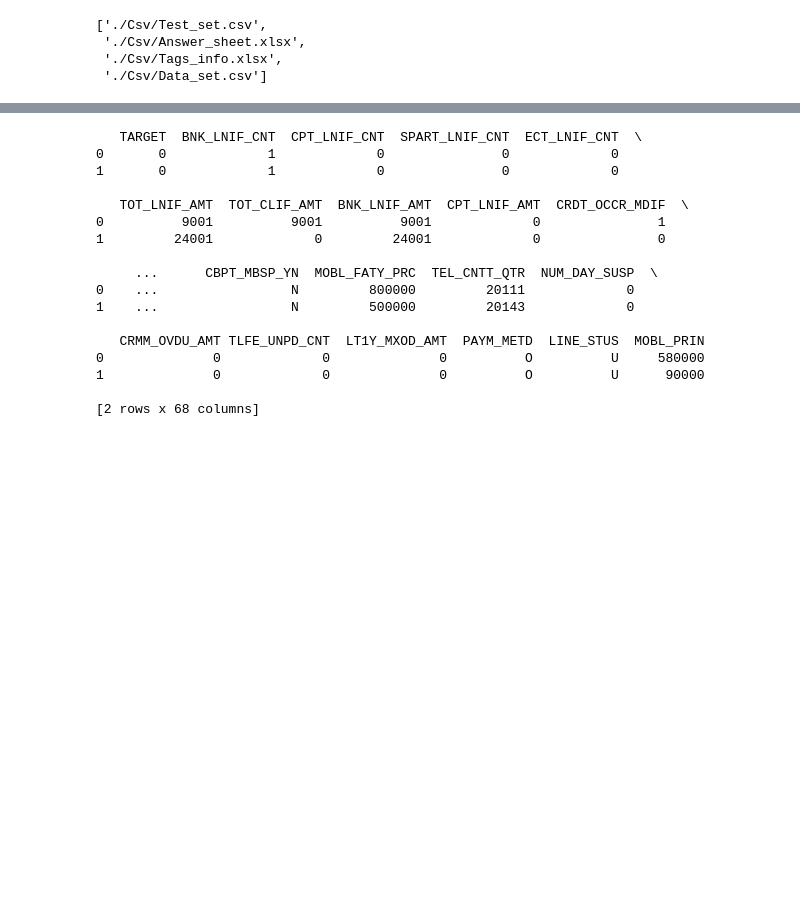
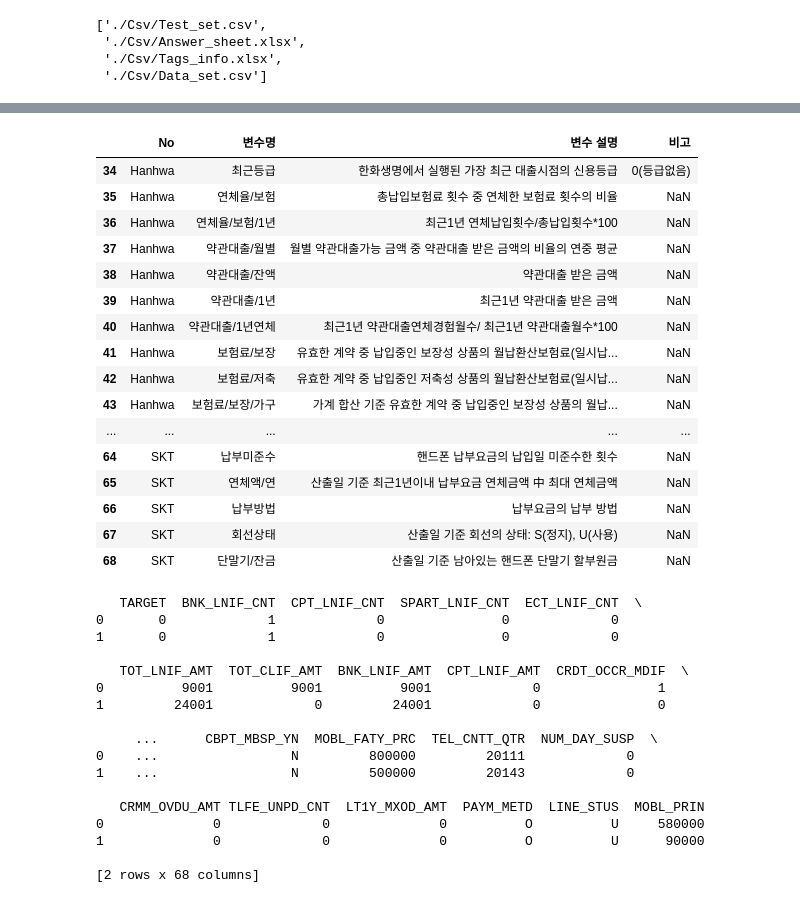
Before and after one commit to Queie/TensorFlow, a Jupyter notebook: Callenge_data/Overview.ipynb, the cells around one changed output, grey strips where cells are left out. Saved outputs shown, nothing was run; the diff lists cells and outputs as text; code cells hidden in the pictures; blank space fills up the shorter version.

```diff
--- a/Callenge_data/Overview.ipynb
+++ b/Callenge_data/Overview.ipynb
@@ -29,3 +43,23 @@ df_tag.head(2)
+# %%
+df_tag.iloc[34:,[0,2,5,6]]
+# %% [output]
+|  | No | 변수명 | 변수 설명 | 비고 |
+| 34 | Hanhwa | 최근등급 | 한화생명에서 실행된 가장 최근 대출시점의 신용등급 | 0(등급없음) |
+| 35 | Hanhwa | 연체율/보험 | 총납입보험료 횟수 중 연체한 보험료 횟수의 비율 | NaN |
+| 36 | Hanhwa | 연체율/보험/1년 | 최근1년 연체납입횟수/총납입횟수*100 | NaN |
+| 37 | Hanhwa | 약관대출/월별 | 월별 약관대출가능 금액 중 약관대출 받은 금액의 비율의 연중 평균 | NaN |
+| 38 | Hanhwa | 약관대출/잔액 | 약관대출 받은 금액 | NaN |
+| 39 | Hanhwa | 약관대출/1년 | 최근1년 약관대출 받은 금액 | NaN |
+| 40 | Hanhwa | 약관대출/1년연체 | 최근1년 약관대출연체경험월수/ 최근1년 약관대출월수*100 | NaN |
+| 41 | Hanhwa | 보험료/보장 | 유효한 계약 중 납입중인 보장성 상품의 월납환산보험료(일시납... | NaN |
+| 42 | Hanhwa | 보험료/저축 | 유효한 계약 중 납입중인 저축성 상품의 월납환산보험료(일시납... | NaN |
+| 43 | Hanhwa | 보험료/보장/가구 | 가계 합산 기준 유효한 계약 중 납입중인 보장성 상품의 월납... | NaN |
+| ... | ... | ... | ... | ... |
+| 64 | SKT | 납부미준수 | 핸드폰 납부요금의 납입일 미준수한 횟수 | NaN |
+| 65 | SKT | 연체액/연 | 산출일 기준 최근1년이내 납부요금 연체금액 中 최대 연체금액 | NaN |
+| 66 | SKT | 납부방법 | 납부요금의 납부 방법 | NaN |
+| 67 | SKT | 회선상태 | 산출일 기준 회선의 상태: S(정지), U(사용) | NaN |
+| 68 | SKT | 단말기/잔금 | 산출일 기준 남아있는 핸드폰 단말기 할부원금 | NaN |
 # %%
 df_org = pd.read_csv(filelist[3], encoding='ms949')
 df_org = df_org.drop('CUST_ID', axis=1)  # 불필요한 ID는 제거
```
Also changed, not shown: parts of 1 cell of this notebook.
